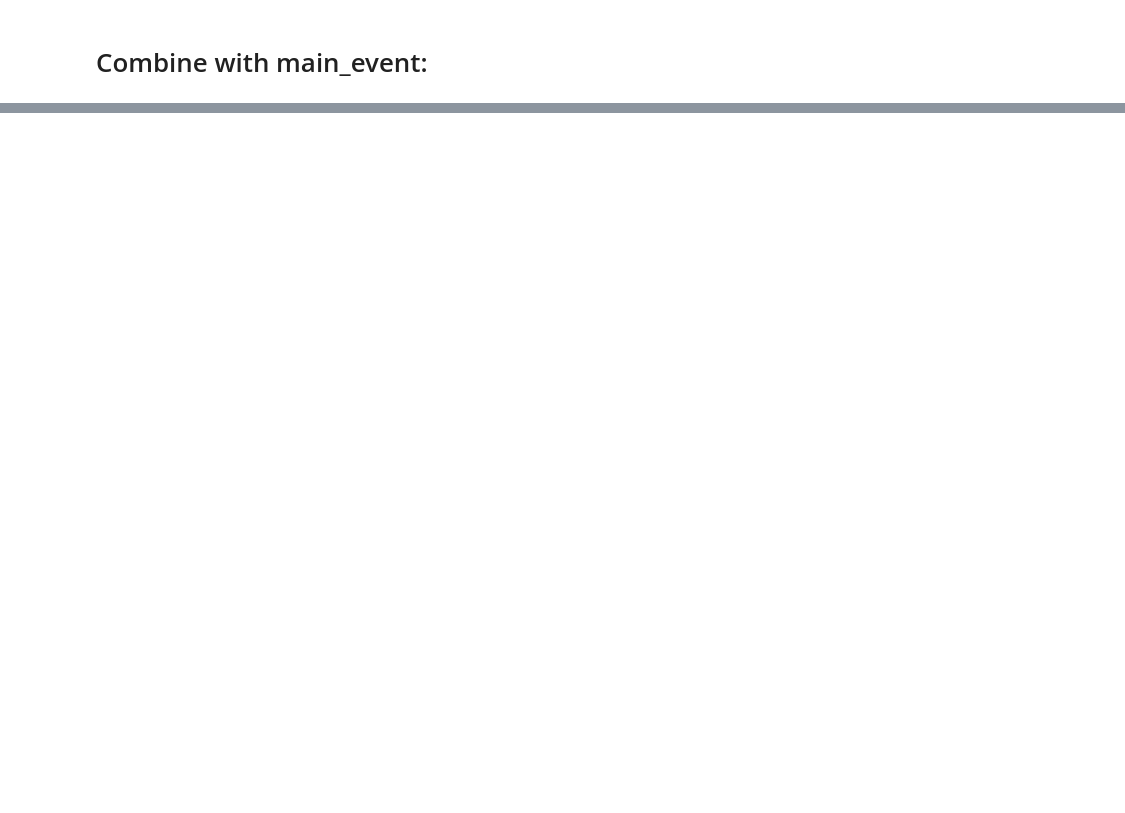
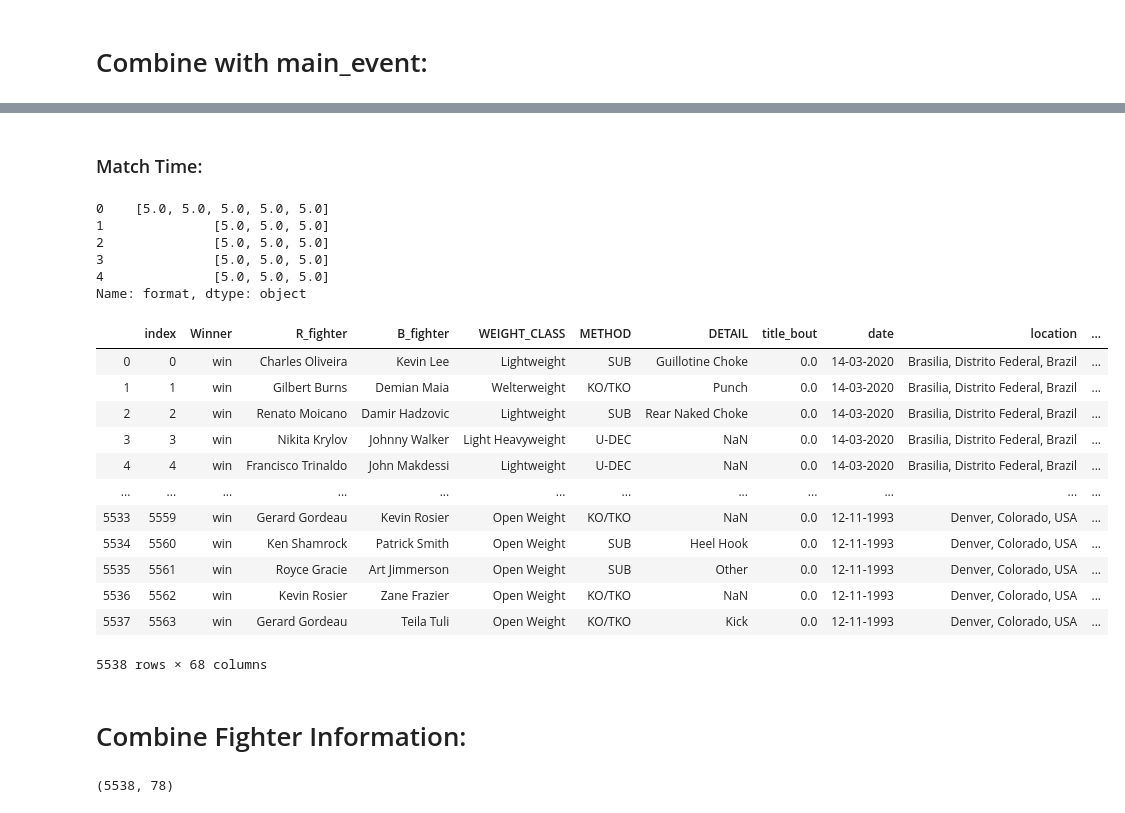
Before and after one commit to lancezeng947/UFC-Prediction, a Jupyter notebook: Data Clean.ipynb, the cells around one changed output, grey strips where cells are left out. Saved outputs shown, nothing was run; the diff lists cells and outputs as text; code cells hidden in the pictures; blank space fills up the shorter version.

Commit message:
clean data, ready for model

```diff
--- a/Data Clean.ipynb
+++ b/Data Clean.ipynb
@@ -138,0 +155,58 @@ combined_df.head(5)
+# %% [markdown]
+### Match Time:
+# %%
+#Reformat match format:
+
+round_times = combined_df['format'].apply(lambda x: re.search(r'\(.*\)', x))
+round_times = round_times.apply(lambda x: x.group().strip('()').split('-') if x != None else [1])
+round_times = round_times.apply(lambda x: np.array(x, dtype = 'float'))
+round_times[0:5]
+# %% [output]
+0    [5.0, 5.0, 5.0, 5.0, 5.0]
+1              [5.0, 5.0, 5.0]
+2              [5.0, 5.0, 5.0]
+3              [5.0, 5.0, 5.0]
+4              [5.0, 5.0, 5.0]
+Name: format, dtype: object
+# %%
+#Returns time in minutes given datetime object:
+def to_minutes(time):
+
+    set_time = dt.strptime(time, '%H:%M:%S')
+
+    return set_time.minute + set_time.second / 60
+# %%
+#Calculate total match time
+round_dot = []
+
+for num_rounds, time, item in zip(combined_df['rounds'], combined_df['time'], round_times):
+
+    minutes = to_minutes(time)
+
+    round_indicator = np.zeros(len(item))
+    round_indicator[0: num_rounds-1] = 1
+
+    round_time = round(np.dot(round_indicator, item) + minutes, 2)
+
+    round_dot.append(round_time)
+# %%
+combined_df['match_time'] = round_dot
+# %%
+combined_df.reset_index(inplace = True)
+combined_df
+# %% [output]
+|  | index | Winner | R_fighter | B_fighter | WEIGHT_CLASS | METHOD | DETAIL | title_bout | date | location | ... |
+| 0 | 0 | win | Charles Oliveira | Kevin Lee | Lightweight | SUB | Guillotine Choke | 0.0 | 14-03-2020 | Brasilia, Distrito Federal, Brazil | ... |
+| 1 | 1 | win | Gilbert Burns | Demian Maia | Welterweight | KO/TKO | Punch | 0.0 | 14-03-2020 | Brasilia, Distrito Federal, Brazil | ... |
+| 2 | 2 | win | Renato Moicano | Damir Hadzovic | Lightweight | SUB | Rear Naked Choke | 0.0 | 14-03-2020 | Brasilia, Distrito Federal, Brazil | ... |
+| 3 | 3 | win | Nikita Krylov | Johnny Walker | Light Heavyweight | U-DEC | NaN | 0.0 | 14-03-2020 | Brasilia, Distrito Federal, Brazil | ... |
+| 4 | 4 | win | Francisco Trinaldo | John Makdessi | Lightweight | U-DEC | NaN | 0.0 | 14-03-2020 | Brasilia, Distrito Federal, Brazil | ... |
+| ... | ... | ... | ... | ... | ... | ... | ... | ... | ... | ... | ... |
+| 5533 | 5559 | win | Gerard Gordeau | Kevin Rosier | Open Weight | KO/TKO | NaN | 0.0 | 12-11-1993 | Denver, Colorado, USA | ... |
+| 5534 | 5560 | win | Ken Shamrock | Patrick Smith | Open Weight | SUB | Heel Hook | 0.0 | 12-11-1993 | Denver, Colorado, USA | ... |
+| 5535 | 5561 | win | Royce Gracie | Art Jimmerson | Open Weight | SUB | Other | 0.0 | 12-11-1993 | Denver, Colorado, USA | ... |
+| 5536 | 5562 | win | Kevin Rosier | Zane Frazier | Open Weight | KO/TKO | NaN | 0.0 | 12-11-1993 | Denver, Colorado, USA | ... |
+| 5537 | 5563 | win | Gerard Gordeau | Teila Tuli | Open Weight | KO/TKO | Kick | 0.0 | 12-11-1993 | Denver, Colorado, USA | ... |
+5538 rows × 68 columns
+# %% [markdown]
+# Combine Fighter Information:
@@ -138,0 +238,5 @@ combined_df.head(5)
+# %%
+data = pd.concat([combined_df, R_B_combined], axis = 1)
+data.shape
+# %% [output]
+(5538, 78)
```
Also changed, not shown: parts of 64 cells of this notebook, 5 other files.
